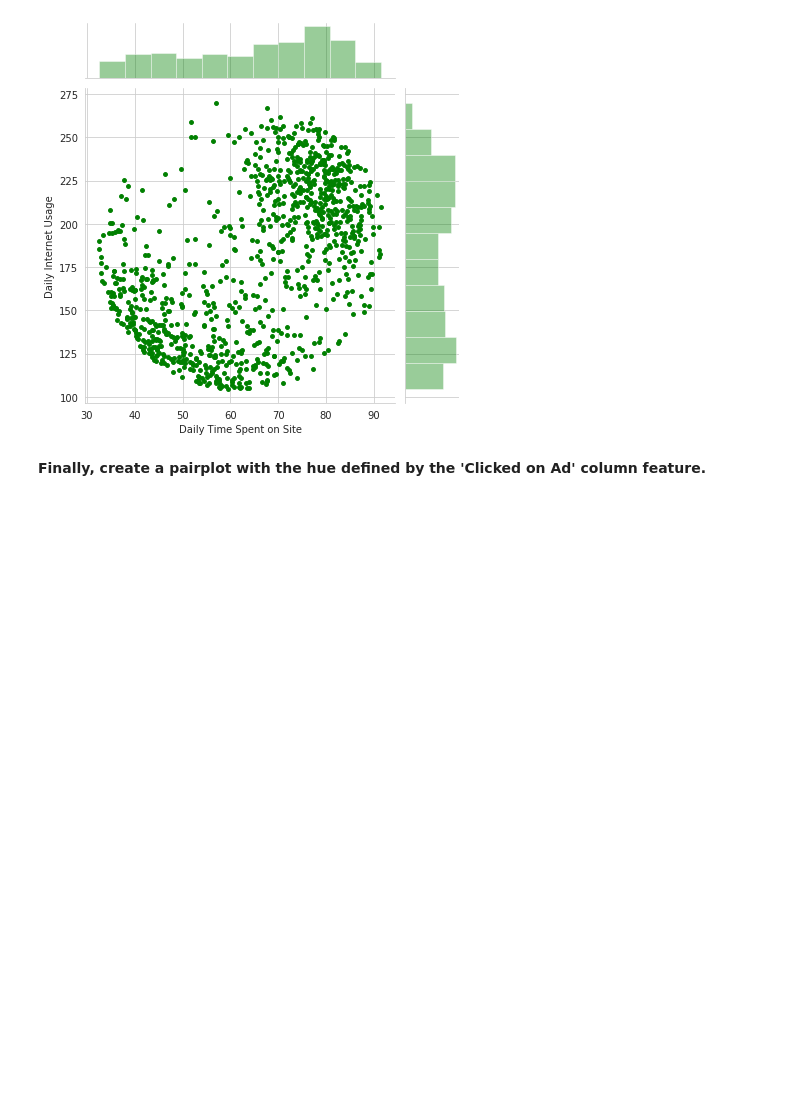
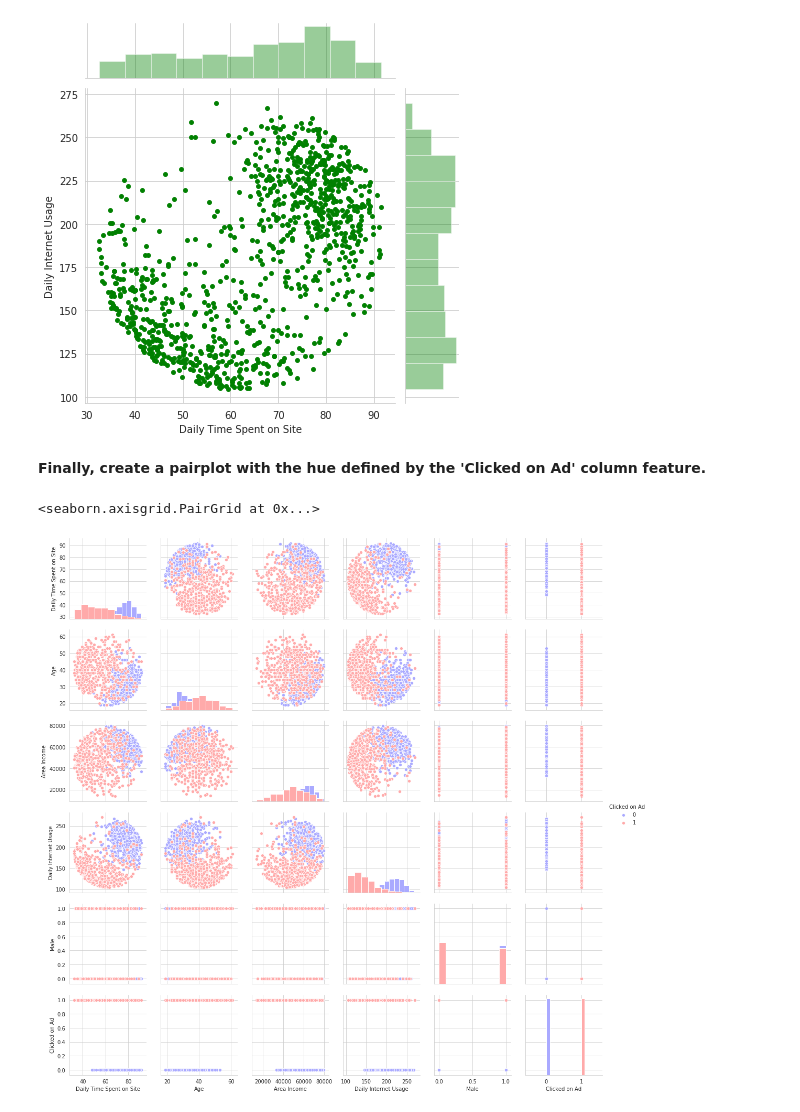
Before and after one commit to GkouskosV/Python-for-Data-Science-and-Machine-Learning-Bootcamp, a Jupyter notebook: Machine_Learning_Sections/Logistic_regression/Log_regression_advertisement_project.ipynb, the cells around one changed output. Cells and saved outputs as stored; diff of their text form; code cells hidden in the pictures; blank space fills up the shorter version.

```diff
--- a/Machine_Learning_Sections/Logistic_regression/Log_regression_advertisement_project.ipynb
+++ b/Machine_Learning_Sections/Logistic_regression/Log_regression_advertisement_project.ipynb
@@ -122,3 +122,8 @@ sns.jointplot(y='Daily Internet Usage',
 [figure]
 # %% [markdown]
 **Finally, create a pairplot with the hue defined by the 'Clicked on Ad' column feature.**
+# %%
+sns.pairplot(ad_data, hue="Clicked on Ad", diag_kind='hist', palette='bwr')
+# %% [output]
+<seaborn.axisgrid.PairGrid at 0x...>
+[figure, added]
```
Also changed, not shown: parts of 5 cells of this notebook.
